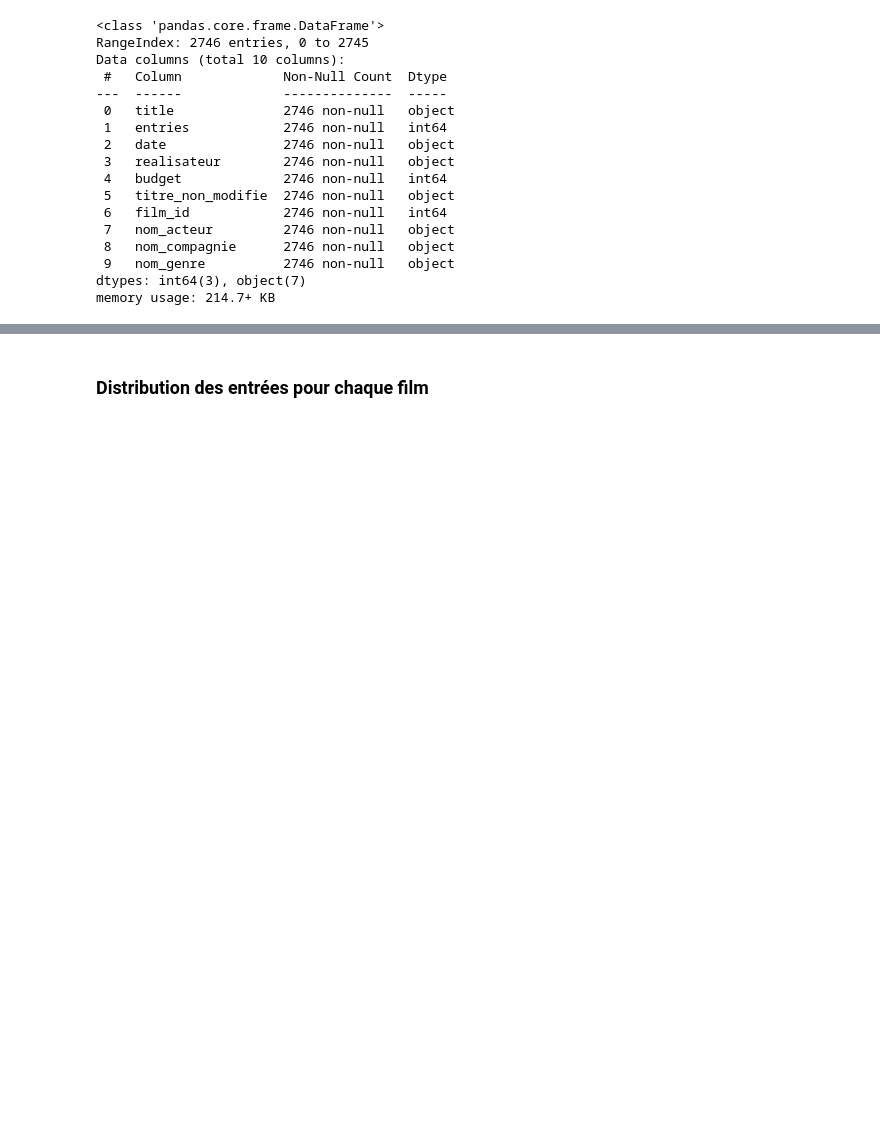
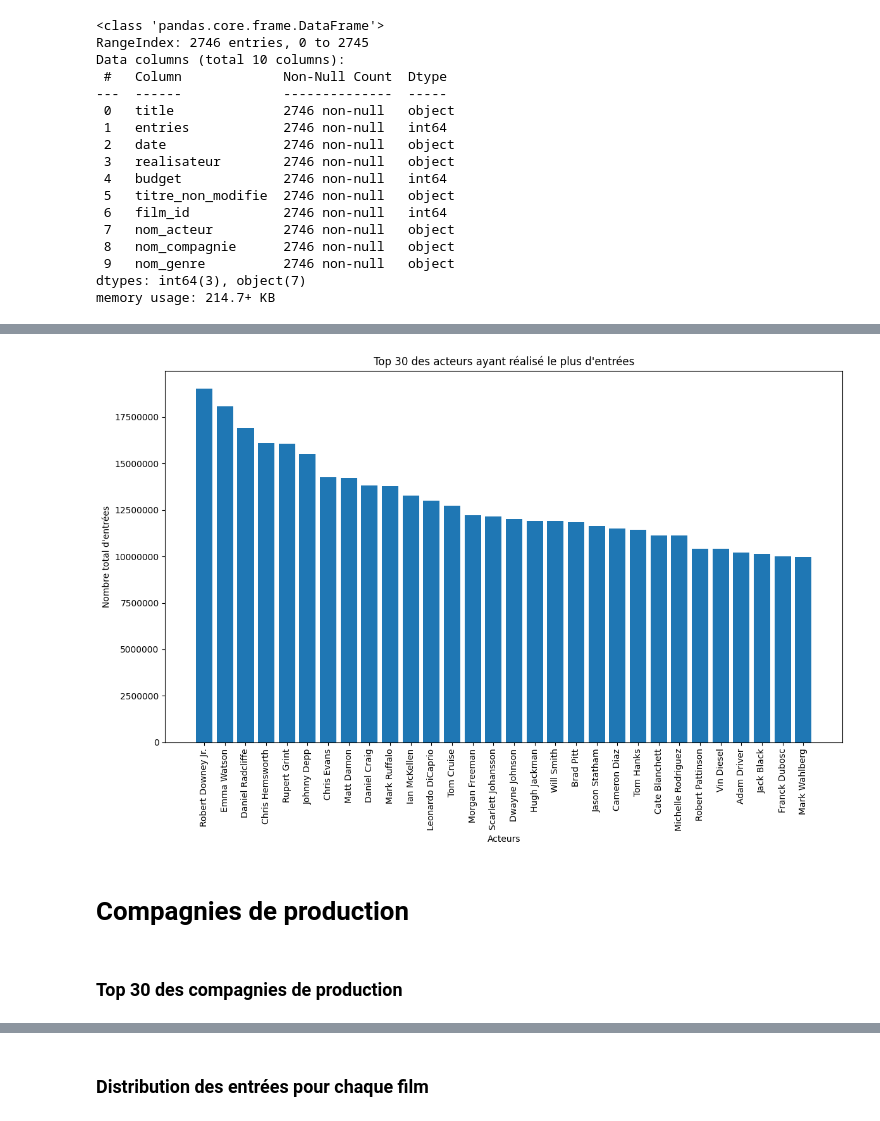
Before and after one commit to DonzerHD/Predictif_des_Entrees_de_Films, a Jupyter notebook: notebooks/Analyse_des_donnees.ipynb, the cells around one changed output, grey strips where cells are left out. Drawn from its saved outputs; the diff is of its cells as text; code cells hidden in the pictures; blank space fills up the shorter version.

```diff
--- a/notebooks/Analyse_des_donnees.ipynb
+++ b/notebooks/Analyse_des_donnees.ipynb
@@ -84,0 +135,12 @@ ValueError: min() arg is an empty sequence
+# %%
+# Utiliser la fonction "explode" pour transformer les listes en lignes individuelles tout en gardant les autres colonnes associées
+df_exploded = df.explode('nom_acteur')
+
+# Grouper le dataframe par acteur et calculer le nombre total d'entrées pour chaque acteur
+actors_total_entries = df_exploded.groupby('nom_acteur')['entries'].sum()
+
+# Top 30 des acteurs ayant réalisé le plus d'entrées
+top_30_actors = actors_total_entries.nlargest(30)
+
+print("Top 30 des acteurs ayant réalisé le plus d'entrées :")
+print(top_30_actors)
@@ -84,0 +165,17 @@ ValueError: min() arg is an empty sequence
+# %%
+# Créer un graphique barre pour visualiser le top 30 des acteurs ayant réalisé le plus d'entrées
+plt.figure(figsize=(12, 8))
+plt.bar(top_30_actors.index, top_30_actors.values)
+plt.xlabel('Acteurs')
+plt.ylabel('Nombre total d\'entrées')
+plt.title('Top 30 des acteurs ayant réalisé le plus d\'entrées')
+plt.xticks(rotation=90)
+plt.ticklabel_format(style="plain", axis="y")  # Afficher les valeurs réelles sur l'axe des y
+plt.tight_layout()
+plt.show()
+# %% [output]
+[figure, added]
+# %% [markdown]
+# **Compagnies de production**
+# %% [markdown]
+### Top 30 des compagnies de production
```
Also changed, not shown: parts of 31 cells of this notebook.
